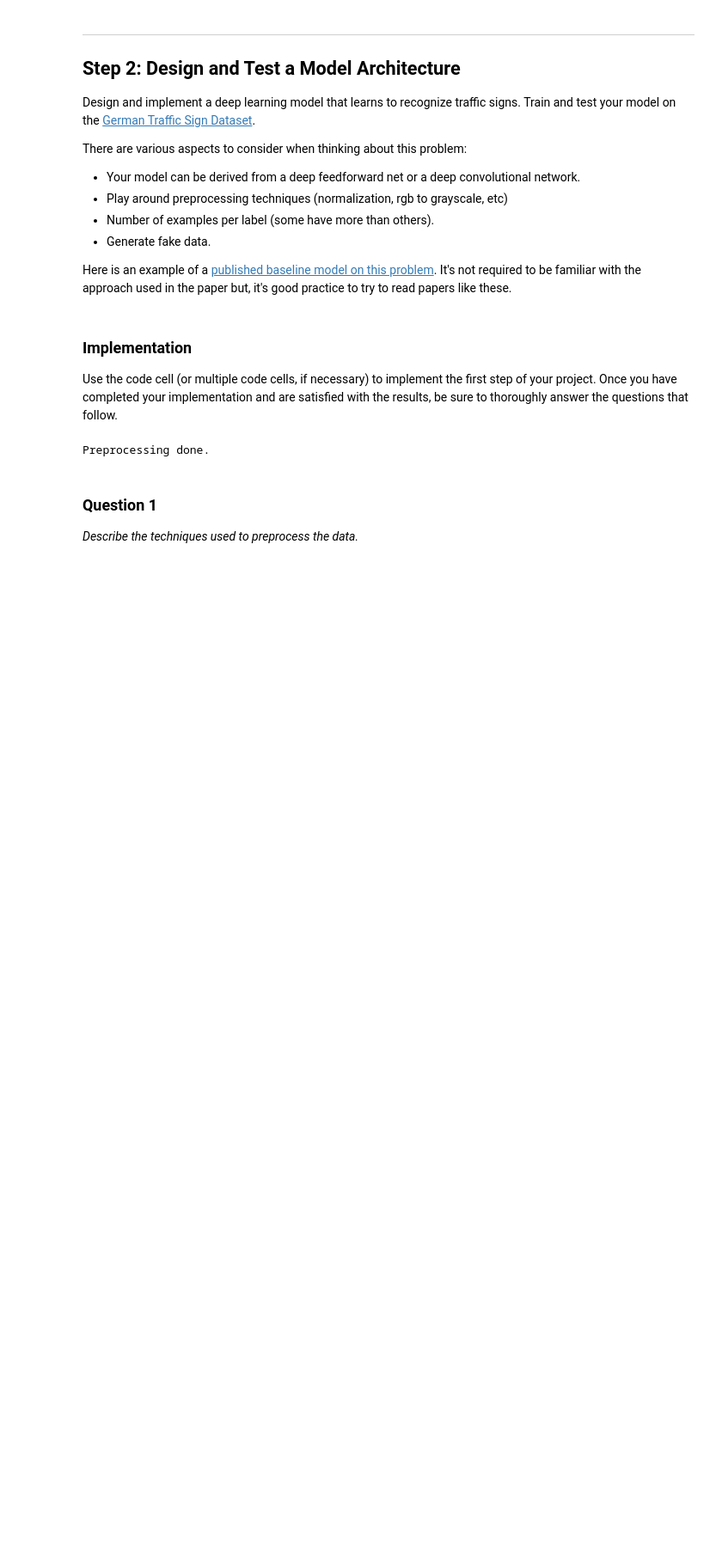
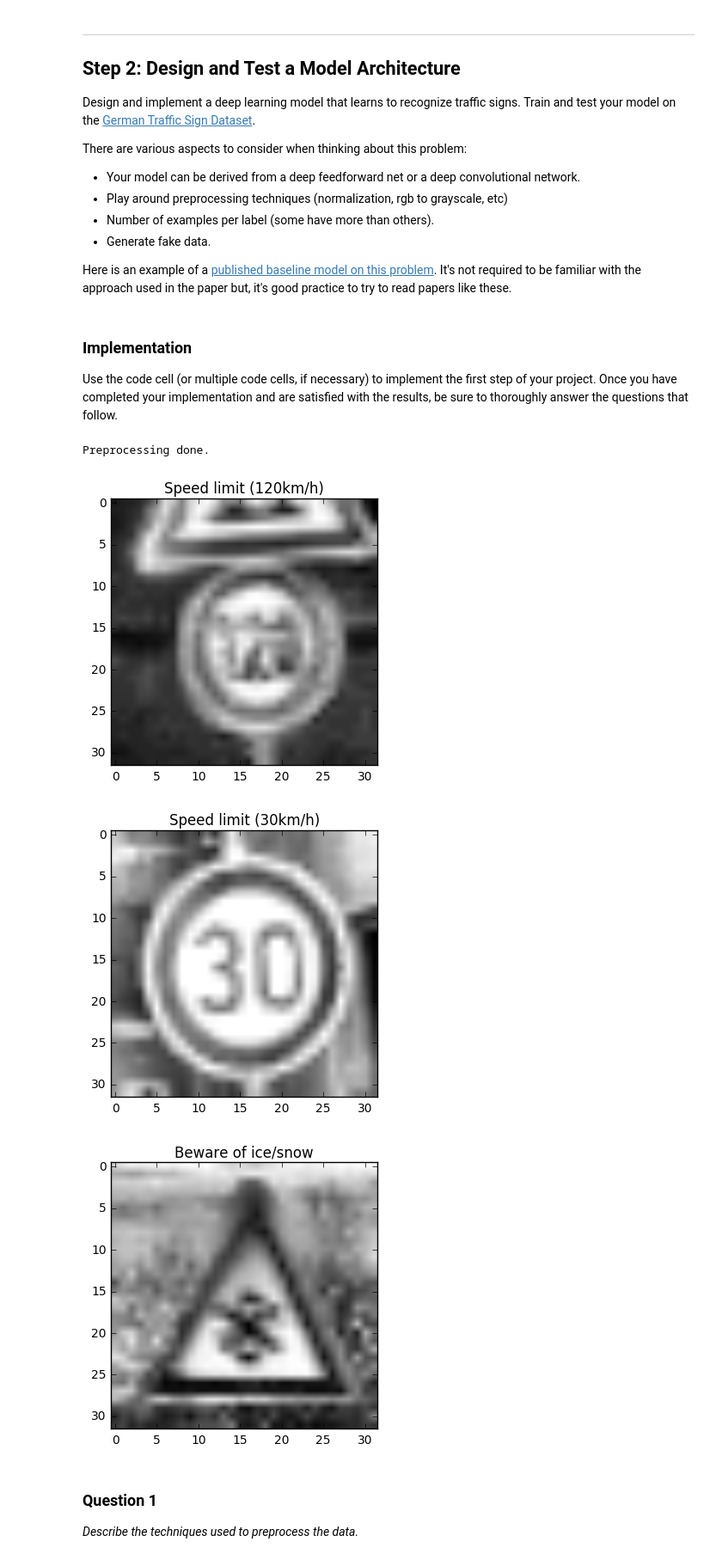
Before and after one commit to kevinpalm/udacity_traffic_signs, a Jupyter notebook: Traffic_Signs_Recognition_old.ipynb, the cells around one changed output. Shown at 86% size. Saved outputs shown, nothing was run; the diff lists cells and outputs as text; code cells hidden in the pictures; blank space fills up the shorter version.

```diff
--- a/Traffic_Signs_Recognition_old.ipynb
+++ b/Traffic_Signs_Recognition_old.ipynb
@@ -161,42 +161,48 @@ Here is an example of a [published baseline model on this problem](http://yann.l
 ### Implementation
 
 Use the code cell (or multiple code cells, if necessary) to implement the first step of your project. Once you have completed your implementation and are satisfied with the results, be sure to thoroughly answer the questions that follow.
-# %%
-### Preprocess the data here.
-### Feel free to use as many code cells as needed.
-
-import tensorflow as tf
-import cv2
-
-# Convert to grayscale
-def preprocess(images):
-
-    # Normalizing data to be between 0 and 1 per suggestion and example code from Bharat Ramanathan
-
-    def normalize(img):
-        return cv2.normalize(img, None, 0.0, 0.1, norm_type=cv2.NORM_MINMAX, dtype=cv2.CV_32F)
-    images = np.array([normalize(image) for image in images], dtype=np.float32)
-
-    # Placeholder for the input
-    x = tf.placeholder("float", [None, 32, 32, 3])
-
-    # Start a tf session
-    with tf.Session() as sess:
-
-        # Initialize variables
-        tf.initialize_all_variables().run()
-
-        # Convert to grayscale
-        images = sess.run(tf.image.rgb_to_grayscale(x), feed_dict={x: images})
-
-    return images
-
-# Apply preprocessing
-X_train = preprocess(X_train)
-X_test = preprocess(X_test)
-print("Preprocessing done.")
-# %% [output]
-Preprocessing done.
+# %%
+### Preprocess the data here.
+### Feel free to use as many code cells as needed.
+import cv2
+
+# Scale the pixel values to be between 0 and 1
+def preprocess(image, dim3=True):
+
+    # Convert to grayscale
+    image = cv2.cvtColor(image, cv2.COLOR_BGR2GRAY)
+
+    # Apply CLAHE
+    clahe = cv2.createCLAHE(clipLimit=2.0, tileGridSize=(4,4))
+    image = clahe.apply(image)
+
+    # Scale to be between 0 and 1
+    image = image/255
+
+    if dim3 is True:
+        # Ensure shape
+        image = np.reshape(image, [32, 32, 1])
+
+    return image
+
+# Construct the preprocessed x data
+train_x = np.array([preprocess(image) for image in X_train], dtype=np.float32)
+test_x = np.array([preprocess(image) for image in X_test], dtype=np.float32)
+
+print("Preprocessing done.")
+# %% [output]
+Preprocessing done.
+# %%
+## Show the above samples with preprocessing applied
+for index, row in samples.iterrows():
+    plt.figure()
+    image = preprocess(X_train[index], dim3=False)
+    plt.imshow(image, cmap='gray')
+    plt.title(row["SignName"])
+# %% [output]
+[figure, added]
+[figure, added]
+[figure, added]
 # %% [markdown]
 ### Question 1
 
```
Also changed, not shown: parts of 13 cells of this notebook.
